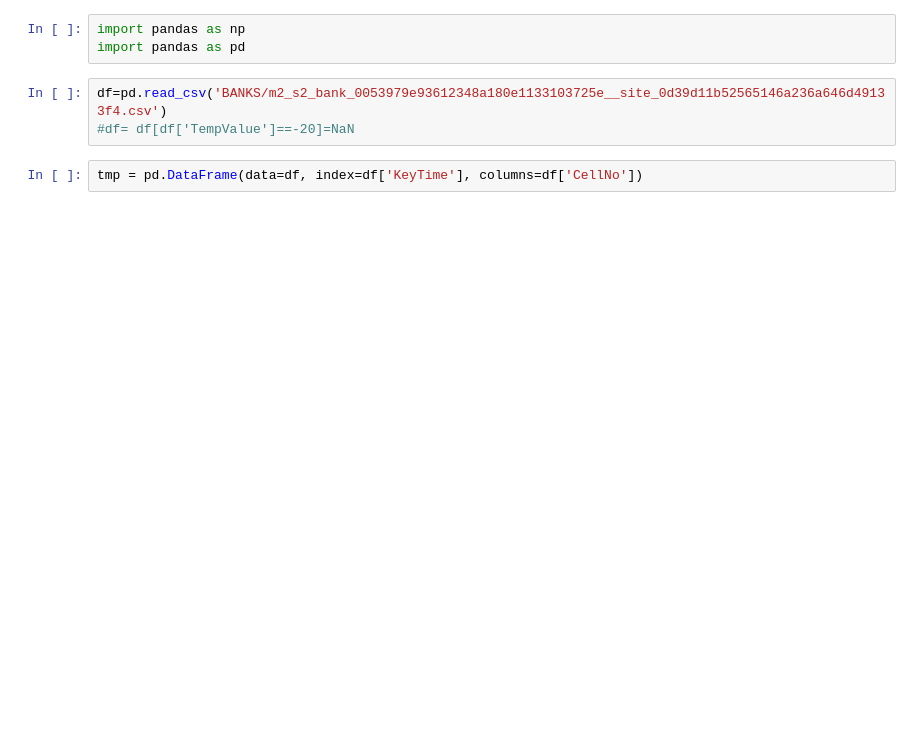
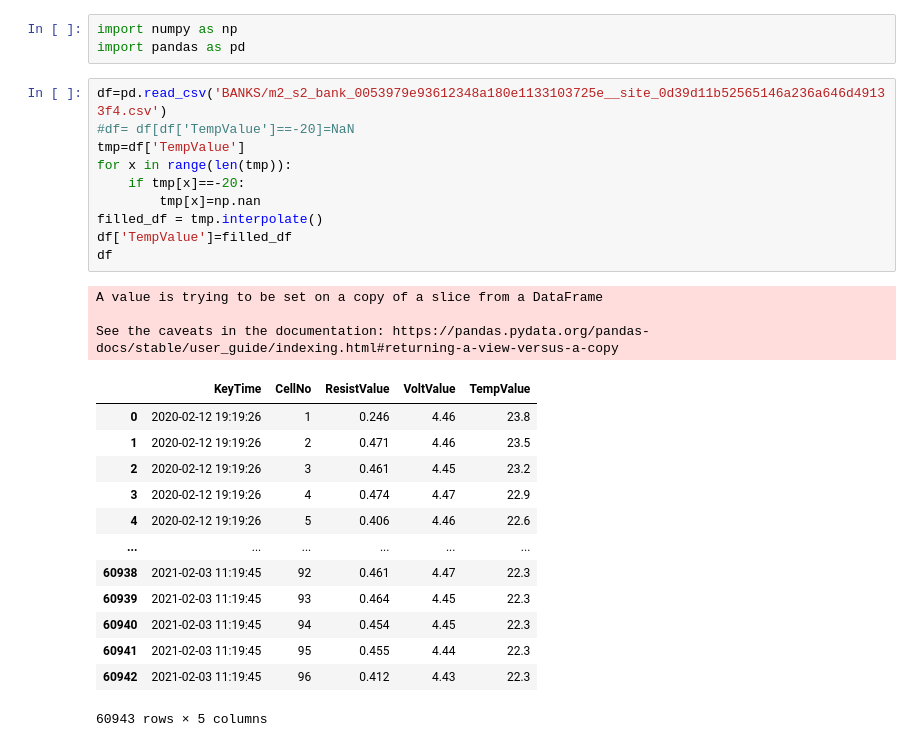
Before and after one commit to robertchoi/BatteryDatasetImplementation, a Jupyter notebook: 최형선/Temp _전처리.ipynb, the cells around one changed output. Saved outputs shown, nothing was run; the diff lists cells and outputs as text; blank space fills up the shorter version.

```diff
--- a/최형선/Temp _전처리.ipynb
+++ b/최형선/Temp _전처리.ipynb
@@ -1,8 +1,30 @@
 # %%
-import pandas as np
+import numpy as np
 import pandas as pd
 # %%
 df=pd.read_csv('BANKS/m2_s2_bank_0053979e93612348a180e1133103725e__site_0d39d11b52565146a236a646d49133f4.csv')
 #df= df[df['TempValue']==-20]=NaN
+tmp=df['TempValue']
+for x in range(len(tmp)):
+    if tmp[x]==-20:
+        tmp[x]=np.nan
+filled_df = tmp.interpolate()
+df['TempValue']=filled_df
+df
+# %% [output]
+A value is trying to be set on a copy of a slice from a DataFrame
+
+See the caveats in the documentation: https://pandas.pydata.org/pandas-docs/stable/user_guide/indexing.html#returning-a-view-versus-a-copy
+|  | KeyTime | CellNo | ResistValue | VoltValue | TempValue |
+| 0 | 2020-02-12 19:19:26 | 1 | 0.246 | 4.46 | 23.8 |
+| 1 | 2020-02-12 19:19:26 | 2 | 0.471 | 4.46 | 23.5 |
+| 2 | 2020-02-12 19:19:26 | 3 | 0.461 | 4.45 | 23.2 |
+| 3 | 2020-02-12 19:19:26 | 4 | 0.474 | 4.47 | 22.9 |
+| 4 | 2020-02-12 19:19:26 | 5 | 0.406 | 4.46 | 22.6 |
+| ... | ... | ... | ... | ... | ... |
+| 60938 | 2021-02-03 11:19:45 | 92 | 0.461 | 4.47 | 22.3 |
+| 60939 | 2021-02-03 11:19:45 | 93 | 0.464 | 4.45 | 22.3 |
+| 60940 | 2021-02-03 11:19:45 | 94 | 0.454 | 4.45 | 22.3 |
+| 60941 | 2021-02-03 11:19:45 | 95 | 0.455 | 4.44 | 22.3 |
+| 60942 | 2021-02-03 11:19:45 | 96 | 0.412 | 4.43 | 22.3 |
+60943 rows × 5 columns
-# %%
-tmp = pd.DataFrame(data=df, index=df['KeyTime'], columns=df['CellNo'])
```
Also changed, not shown: parts of 5 cells of this notebook.
